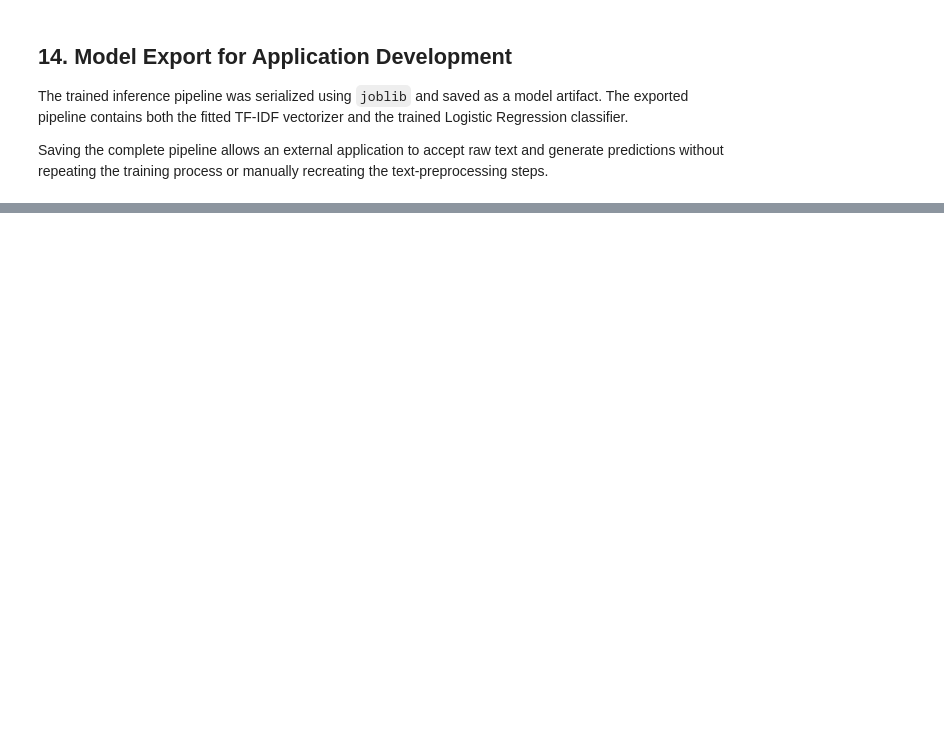
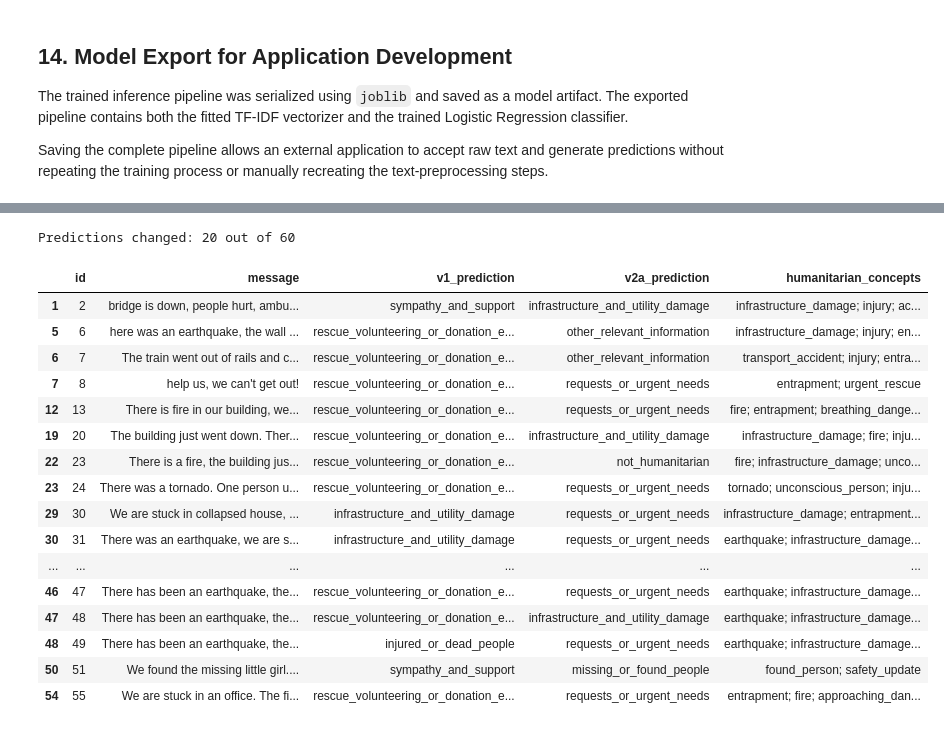
Before and after one commit to JoCookney/humanitarian-crisis-message-classifier, a Jupyter notebook: Humanitarian_Crisis_Message_Classification.ipynb, the cells around one changed output, grey strips where cells are left out. Saved outputs shown, nothing was run; the diff lists cells and outputs as text; code cells hidden in the pictures; blank space fills up the shorter version.

```diff
--- a/Humanitarian_Crisis_Message_Classification.ipynb
+++ b/Humanitarian_Crisis_Message_Classification.ipynb
@@ -2153,0 +2665,48 @@ recreating the text-preprocessing steps.
+# %%
+# Generate Candidate A predictions for the frozen robustness benchmark
+
+robustness_df["v2a_prediction"] = v2_candidate_a.predict(
+    robustness_df["message"]
+)
+
+# Identify messages where Candidate A changed V1's prediction
+
+changed_predictions = robustness_df[
+    robustness_df["v1_prediction"] != robustness_df["v2a_prediction"]
+][
+    [
+        "id",
+        "message",
+        "v1_prediction",
+        "v2a_prediction",
+        "humanitarian_concepts"
+    ]
+]
+
+print(
+    "Predictions changed:",
+    len(changed_predictions),
+    "out of",
+    len(robustness_df)
+)
+
+display(changed_predictions)
+# %% [output]
+Predictions changed: 20 out of 60
+|  | id | message | v1_prediction | v2a_prediction | humanitarian_concepts |
+| 1 | 2 | bridge is down, people hurt, ambu... | sympathy_and_support | infrastructure_and_utility_damage | infrastructure_damage; injury; ac... |
+| 5 | 6 | here was an earthquake, the wall ... | rescue_volunteering_or_donation_e... | other_relevant_information | infrastructure_damage; injury; en... |
+| 6 | 7 | The train went out of rails and c... | rescue_volunteering_or_donation_e... | other_relevant_information | transport_accident; injury; entra... |
+| 7 | 8 | help us, we can't get out! | rescue_volunteering_or_donation_e... | requests_or_urgent_needs | entrapment; urgent_rescue |
+| 12 | 13 | There is fire in our building, we... | rescue_volunteering_or_donation_e... | requests_or_urgent_needs | fire; entrapment; breathing_dange... |
+| 19 | 20 | The building just went down. Ther... | rescue_volunteering_or_donation_e... | infrastructure_and_utility_damage | infrastructure_damage; fire; inju... |
+| 22 | 23 | There is a fire, the building jus... | rescue_volunteering_or_donation_e... | not_humanitarian | fire; infrastructure_damage; unco... |
+| 23 | 24 | There was a tornado. One person u... | rescue_volunteering_or_donation_e... | requests_or_urgent_needs | tornado; unconscious_person; inju... |
+| 29 | 30 | We are stuck in collapsed house, ... | infrastructure_and_utility_damage | requests_or_urgent_needs | infrastructure_damage; entrapment... |
+| 30 | 31 | There was an earthquake, we are s... | infrastructure_and_utility_damage | requests_or_urgent_needs | earthquake; infrastructure_damage... |
+| ... | ... | ... | ... | ... | ... |
+| 46 | 47 | There has been an earthquake, the... | rescue_volunteering_or_donation_e... | requests_or_urgent_needs | earthquake; infrastructure_damage... |
+| 47 | 48 | There has been an earthquake, the... | rescue_volunteering_or_donation_e... | infrastructure_and_utility_damage | earthquake; infrastructure_damage... |
+| 48 | 49 | There has been an earthquake, the... | injured_or_dead_people | requests_or_urgent_needs | earthquake; infrastructure_damage... |
+| 50 | 51 | We found the missing little girl.... | sympathy_and_support | missing_or_found_people | found_person; safety_update |
+| 54 | 55 | We are stuck in an office. The fi... | rescue_volunteering_or_donation_e... | requests_or_urgent_needs | entrapment; fire; approaching_dan... |
```
Also changed, not shown: parts of 127 cells of this notebook, 2 other files.
